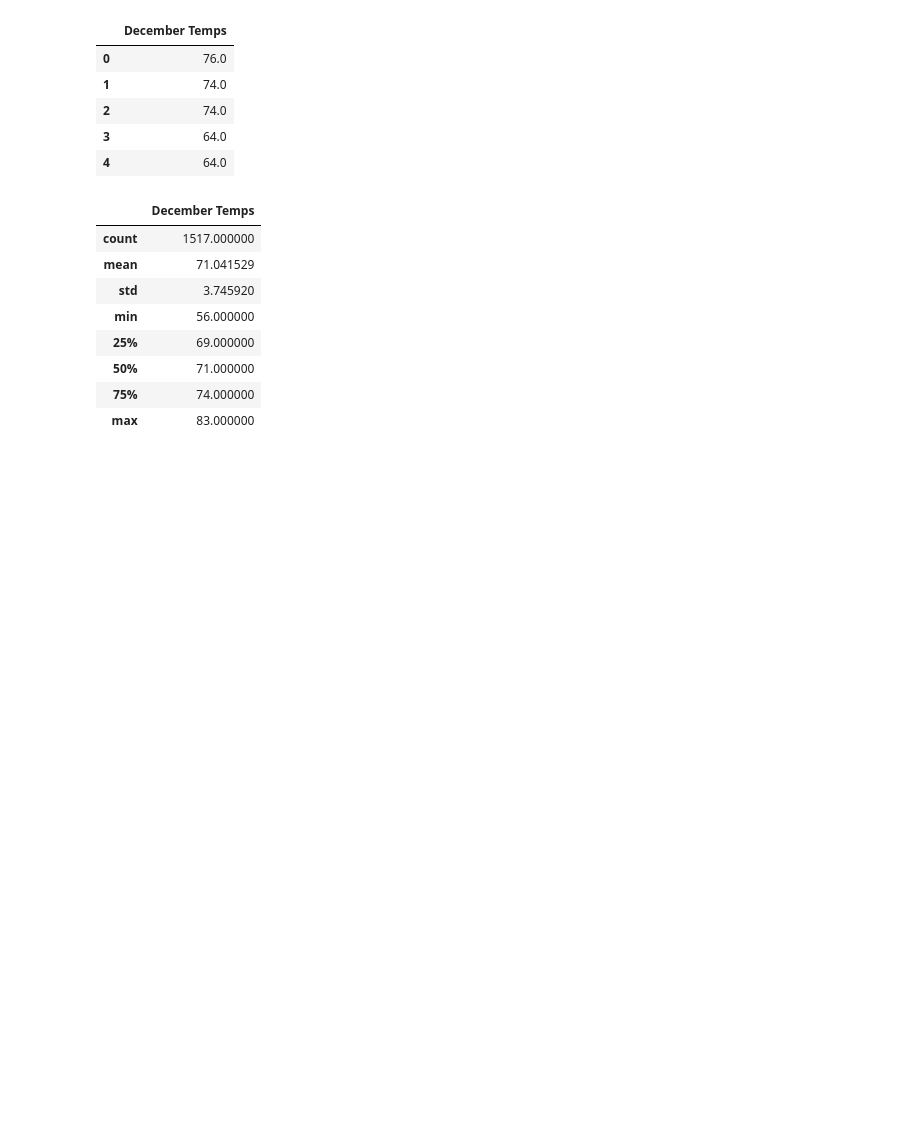
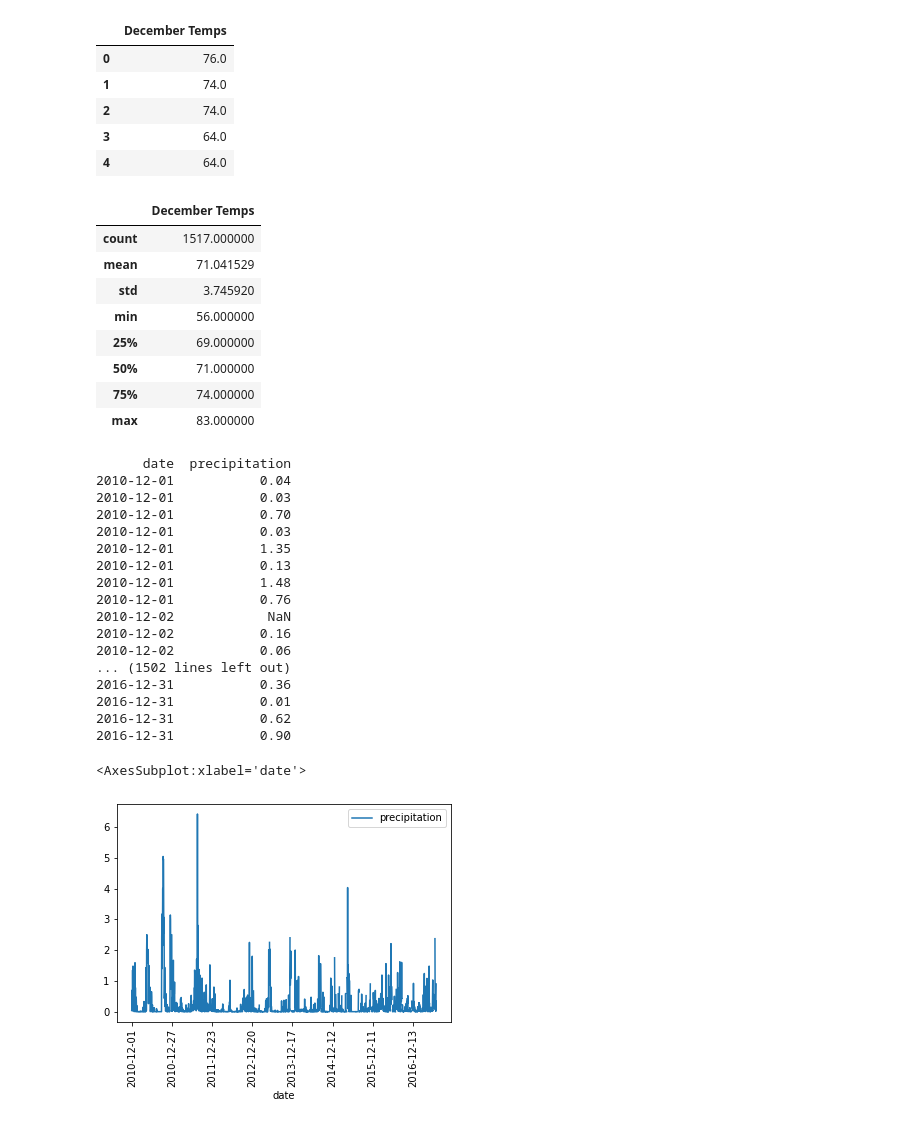
Before and after one commit to mcgrath41/surfs_up, a Jupyter notebook: SurfsUp_Challenge.ipynb, the cells around one changed output. Saved outputs shown, nothing was run; the diff lists cells and outputs as text; code cells hidden in the pictures; blank space fills up the shorter version.

```diff
--- a/SurfsUp_Challenge.ipynb
+++ b/SurfsUp_Challenge.ipynb
@@ -91,3 +91,30 @@ dec_df.describe()
 | 50% | 71.000000 |
 | 75% | 74.000000 |
 | max | 83.000000 |
+# %%
+dec_rain_list = session.query(Measurement.date, Measurement.prcp).filter(extract('month', Measurement.date) == 12)
+dec_rain_df = pd.DataFrame(dec_rain_list, columns=['date', 'precipitation'])
+dec_rain_df.set_index(dec_rain_df['date'], inplace=True)
+dec_rain_df = dec_rain_df.sort_index()
+print(dec_rain_df.to_string(index=False))
+dec_rain_df.plot(rot=90)
+# %% [output]
+      date  precipitation
+2010-12-01           0.04
+2010-12-01           0.03
+2010-12-01           0.70
+2010-12-01           0.03
+2010-12-01           1.35
+2010-12-01           0.13
+2010-12-01           1.48
+2010-12-01           0.76
+2010-12-02            NaN
+2010-12-02           0.16
+2010-12-02           0.06
+... (1502 lines left out)
+2016-12-31           0.36
+2016-12-31           0.01
+2016-12-31           0.62
+2016-12-31           0.90
+<AxesSubplot:xlabel='date'>
+[figure, added]
```
Also changed, not shown: parts of 1 cell of this notebook.
